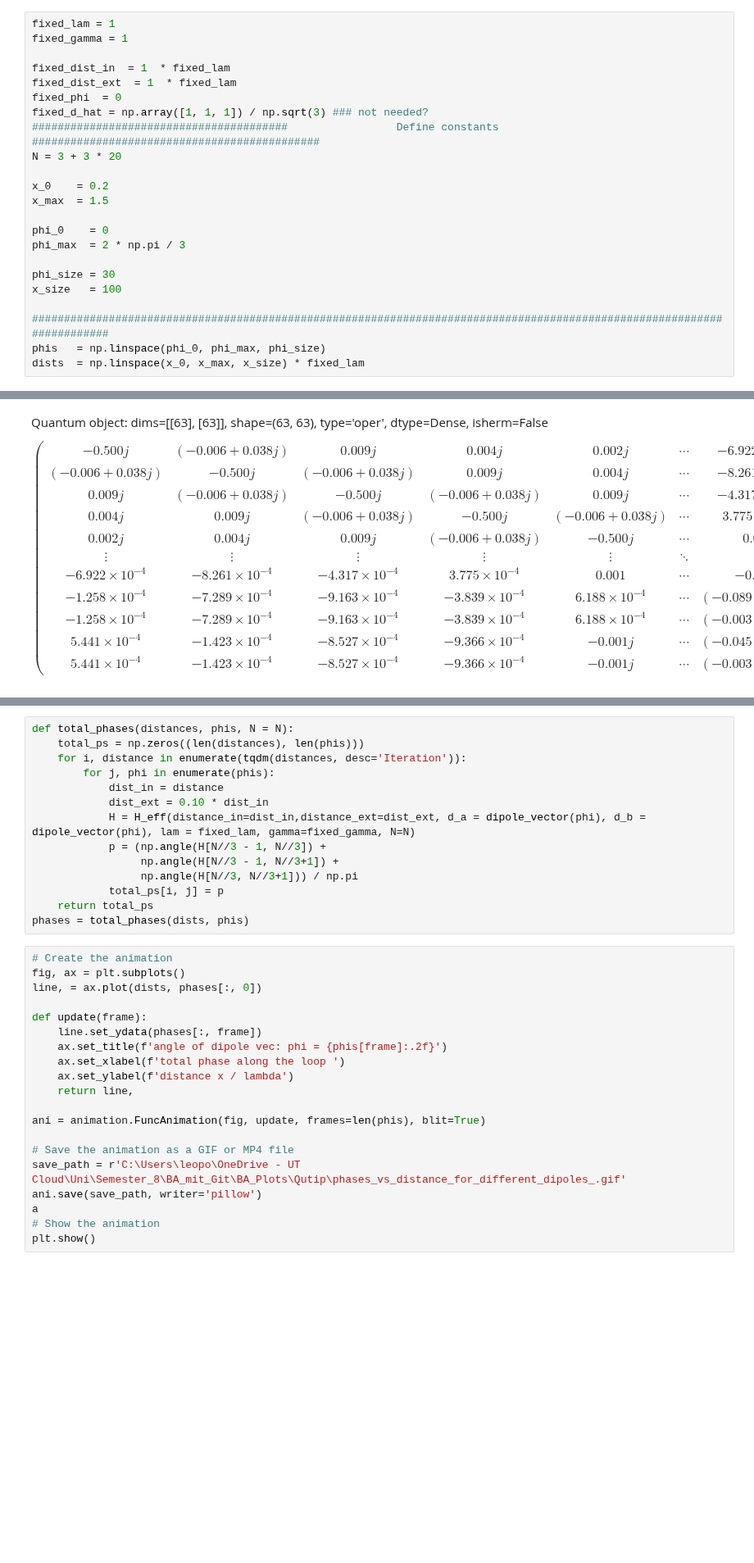
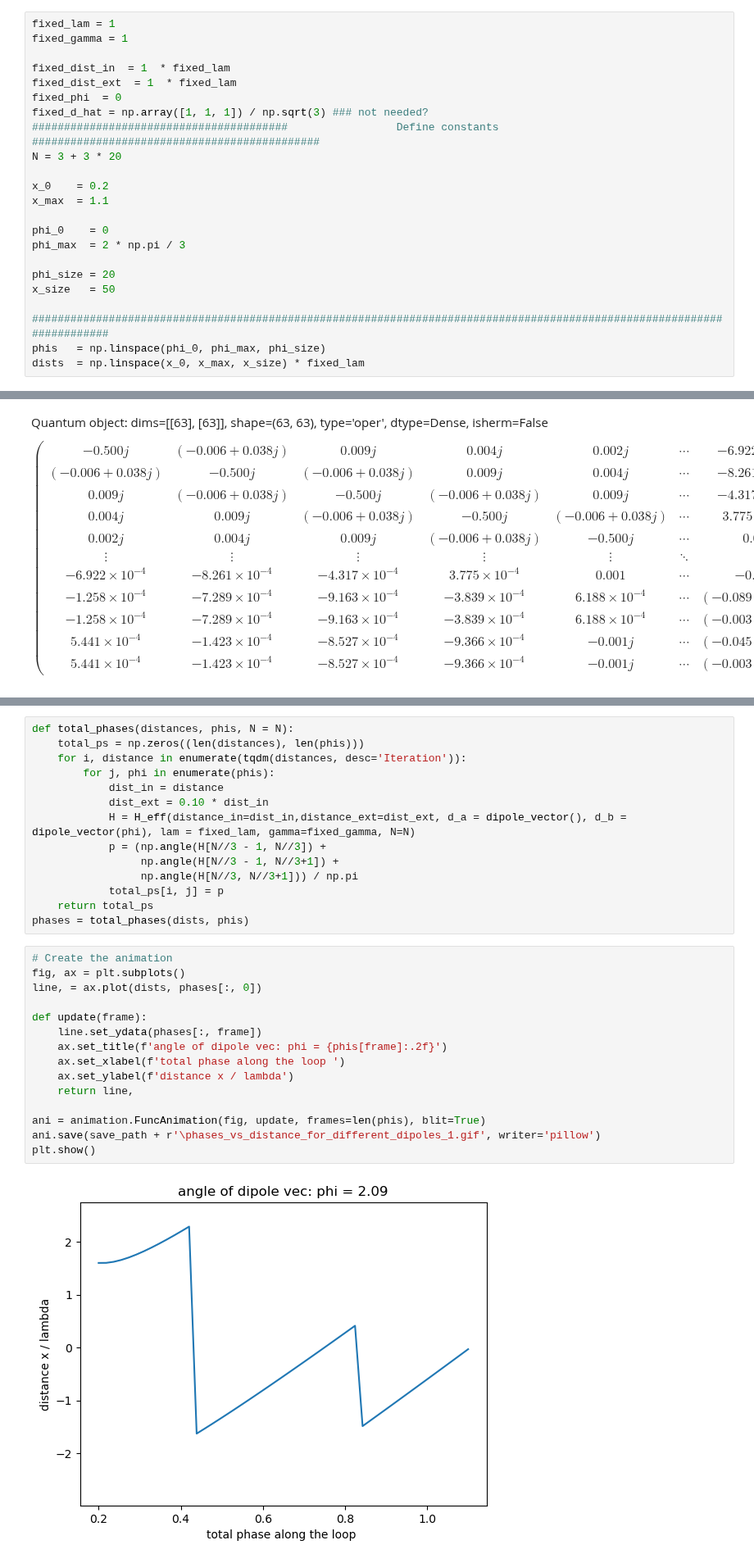
Before and after one commit to LBPhysics/GIT_Code_BA, a Jupyter notebook: Continuation/Qutip/Topology.ipynb, the cells around one changed output, grey strips where cells are left out. Shown at 82% size. Cells and saved outputs as stored; diff of their text form; blank space fills up the shorter version.

```diff
--- a/Continuation/Qutip/Topology.ipynb
+++ b/Continuation/Qutip/Topology.ipynb
@@ -22,13 +22,13 @@ fixed_d_hat = np.array([1, 1, 1]) / np.sqrt(3) ### not needed?
 N = 3 + 3 * 20
 
 x_0    = 0.2
-x_max  = 1.5
+x_max  = 1.1
 
 phi_0    = 0
 phi_max  = 2 * np.pi / 3
 
-phi_size = 30
-x_size   = 100
+phi_size = 20
+x_size   = 50
 
 ########################################################################################################################
 phis   = np.linspace(phi_0, phi_max, phi_size)
@@ -179,7 +182,7 @@ def total_phases(distances, phis, N = N):
         for j, phi in enumerate(phis):
             dist_in = distance
             dist_ext = 0.10 * dist_in
-            H = H_eff(distance_in=dist_in,distance_ext=dist_ext, d_a = dipole_vector(phi), d_b = dipole_vector(phi), lam = fixed_lam, gamma=fixed_gamma, N=N)
+            H = H_eff(distance_in=dist_in,distance_ext=dist_ext, d_a = dipole_vector(), d_b = dipole_vector(phi), lam = fixed_lam, gamma=fixed_gamma, N=N)
             p = (np.angle(H[N//3 - 1, N//3]) +
                  np.angle(H[N//3 - 1, N//3+1]) +
                  np.angle(H[N//3, N//3+1])) / np.pi
@@ -189,20 +192,17 @@ phases = total_phases(dists, phis)
 # %%
 # Create the animation
 fig, ax = plt.subplots()
 line, = ax.plot(dists, phases[:, 0])
 
 def update(frame):
     line.set_ydata(phases[:, frame])
     ax.set_title(f'angle of dipole vec: phi = {phis[frame]:.2f}')
     ax.set_xlabel(f'total phase along the loop ')
     ax.set_ylabel(f'distance x / lambda')
     return line,
 
 ani = animation.FuncAnimation(fig, update, frames=len(phis), blit=True)
-
-# Save the animation as a GIF or MP4 file
-save_path = r'C:\Users\leopo\OneDrive - UT Cloud\Uni\Semester_8\BA_mit_Git\BA_Plots\Qutip\phases_vs_distance_for_different_dipoles_.gif'
-ani.save(save_path, writer='pillow')
-a
-# Show the animation
+ani.save(save_path + r'\phases_vs_distance_for_different_dipoles_1.gif', writer='pillow')
 plt.show()
+# %% [output]
+[figure, added]
```
Also changed, not shown: parts of 2 cells of this notebook.
